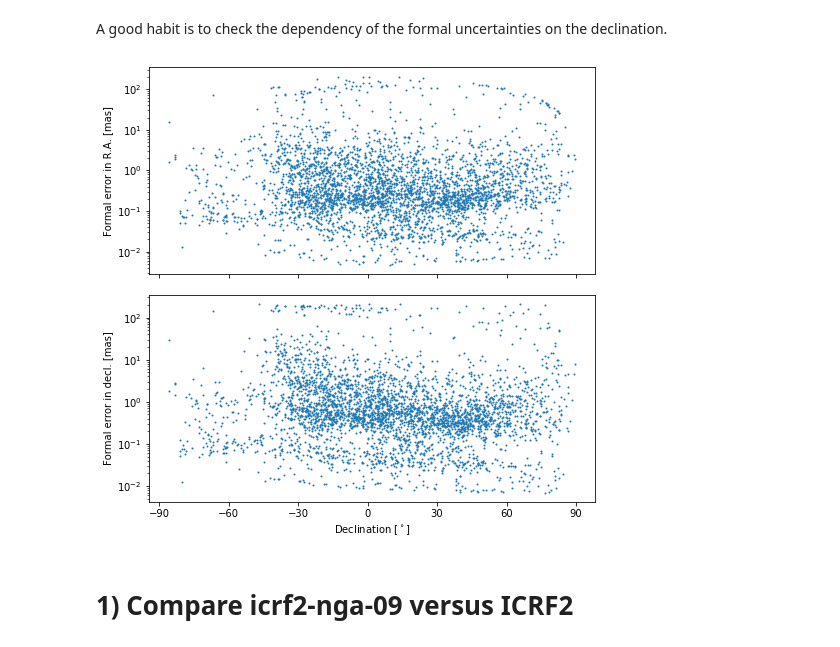
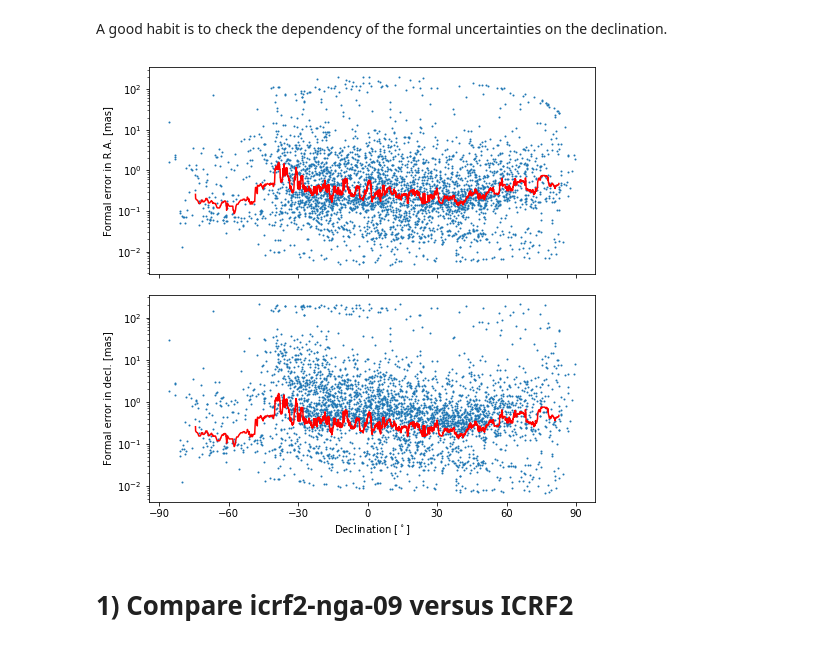
Before and after one commit to Niu-LIU/gaiacrf-in-vlbi, a Jupyter notebook: progs/check-ga-on-icrf2.ipynb, the cells around one changed output. Drawn from its saved outputs; the diff is of its cells as text; code cells hidden in the pictures.

```diff
--- a/progs/check-ga-on-icrf2.ipynb
+++ b/progs/check-ga-on-icrf2.ipynb
@@ -54,21 +56,33 @@ A good habit is to check the dependency of the formal uncertainties on the decli
 # %%
 fig, (ax0, ax1) = plt.subplots(figsize=(8, 8), nrows=2, sharex=True)
 
 ax0.plot(solga["dec"], solga["ra_err"], ".", ms=2)
 ax1.plot(solga["dec"], solga["dec_err"], ".", ms=2)
+
+# Running median
+temp = Table(solga)
+temp.sort("dec")
+
+window = 50
+decmd = bn.move_median(temp["dec"], window=window)
+raerrmd = bn.move_median(temp["ra_err"], window=window)
+decerrmd = bn.move_median(temp["ra_err"], window=window)
+
+ax0.plot(decmd, raerrmd, "r")
+ax1.plot(decmd, decerrmd, "r")
 
 ax0.set_yscale("log")
 ax1.set_yscale("log")
 
 ax1.set_xlabel("Declination [$^\circ$]")
 ax0.set_ylabel("Formal error in R.A. [mas]")
 ax1.set_ylabel("Formal error in decl. [mas]")
 
 ax1.set_xticks(np.arange(-90, 91, 30))
 
 plt.subplots_adjust(hspace=0.1)
 # %% [output]
-[figure, old version]
+[figure, new version]
 # %% [markdown]
 # 1) Compare icrf2-nga-09 versus ICRF2
 # %%
```
Also changed, not shown: parts of 3 cells of this notebook, 5 other files.
